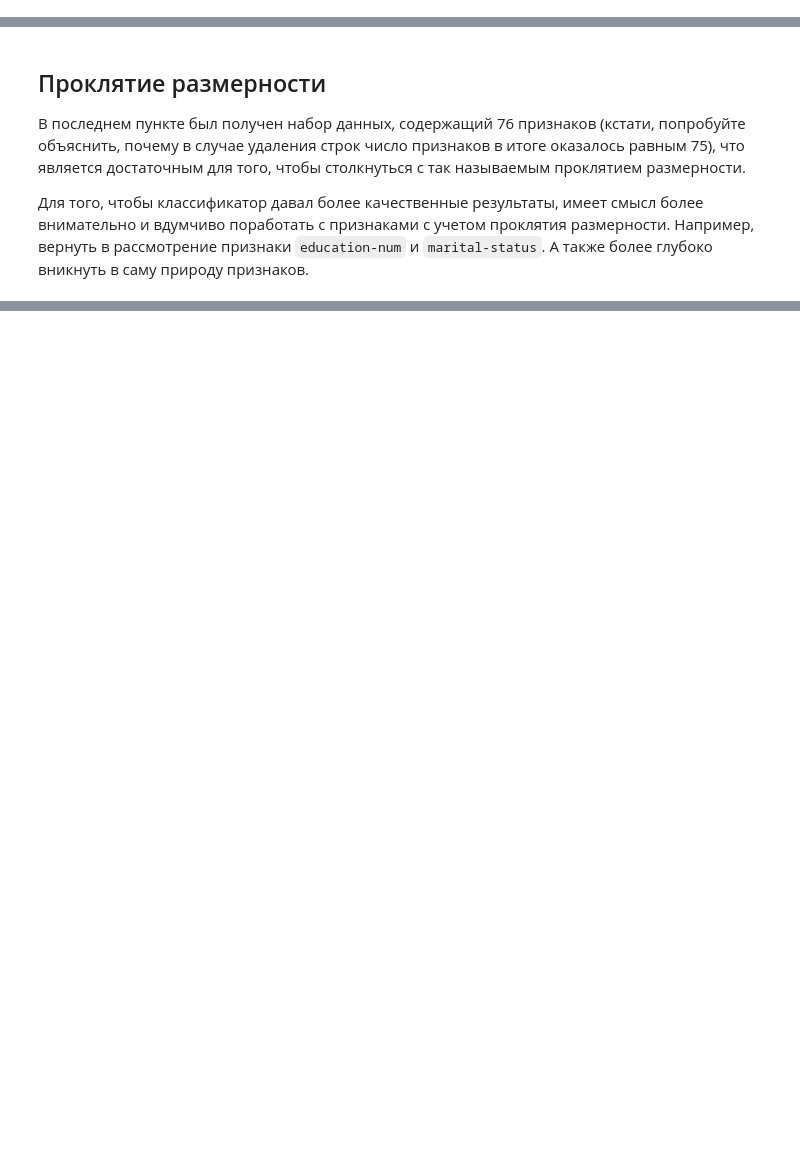
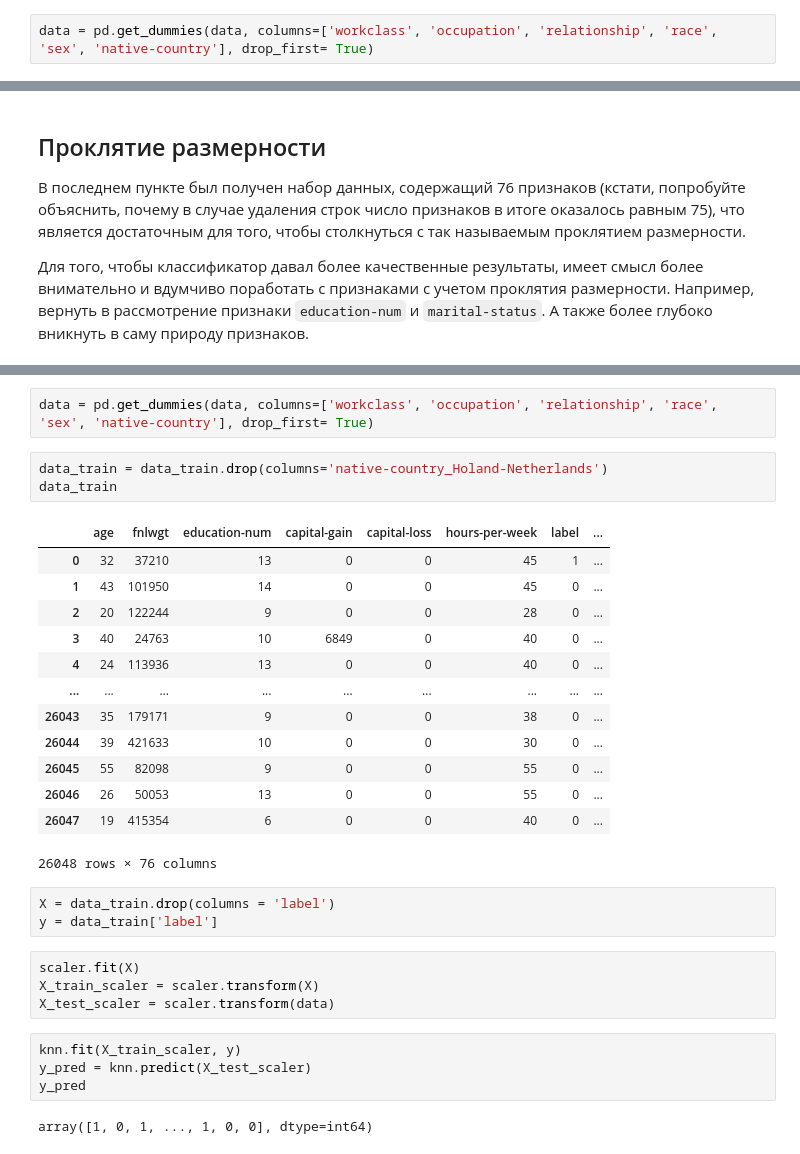
Before and after one commit to EugenePWN/Education, a Jupyter notebook: ML/course_adult_data.ipynb, the cells around one changed output, grey strips where cells are left out. Drawn from its saved outputs; the diff is of its cells as text; blank space fills up the shorter version.

```diff
--- a/ML/course_adult_data.ipynb
+++ b/ML/course_adult_data.ipynb
@@ -334,0 +349,2 @@ f1_score(y_test, y_pred)
+# %%
+data = pd.get_dummies(data, columns=['workclass', 'occupation', 'relationship', 'race', 'sex', 'native-country'], drop_first= True)
@@ -340,0 +393,32 @@ f1_score(y_test, y_pred)
+# %%
+data = pd.get_dummies(data, columns=['workclass', 'occupation', 'relationship', 'race', 'sex', 'native-country'], drop_first= True)
+# %%
+data_train = data_train.drop(columns='native-country_Holand-Netherlands')
+data_train
+# %% [output]
+|  | age | fnlwgt | education-num | capital-gain | capital-loss | hours-per-week | label | ... |
+| 0 | 32 | 37210 | 13 | 0 | 0 | 45 | 1 | ... |
+| 1 | 43 | 101950 | 14 | 0 | 0 | 45 | 0 | ... |
+| 2 | 20 | 122244 | 9 | 0 | 0 | 28 | 0 | ... |
+| 3 | 40 | 24763 | 10 | 6849 | 0 | 40 | 0 | ... |
+| 4 | 24 | 113936 | 13 | 0 | 0 | 40 | 0 | ... |
+| ... | ... | ... | ... | ... | ... | ... | ... | ... |
+| 26043 | 35 | 179171 | 9 | 0 | 0 | 38 | 0 | ... |
+| 26044 | 39 | 421633 | 10 | 0 | 0 | 30 | 0 | ... |
+| 26045 | 55 | 82098 | 9 | 0 | 0 | 55 | 0 | ... |
+| 26046 | 26 | 50053 | 13 | 0 | 0 | 55 | 0 | ... |
+| 26047 | 19 | 415354 | 6 | 0 | 0 | 40 | 0 | ... |
+26048 rows × 76 columns
+# %%
+X = data_train.drop(columns = 'label')
+y = data_train['label']
+# %%
+scaler.fit(X)
+X_train_scaler = scaler.transform(X)
+X_test_scaler = scaler.transform(data)
+# %%
+knn.fit(X_train_scaler, y)
+y_pred = knn.predict(X_test_scaler)
+y_pred
+# %% [output]
+array([1, 0, 1, ..., 1, 0, 0], dtype=int64)
```
Also changed, not shown: parts of 8 cells of this notebook, 3 other files.
